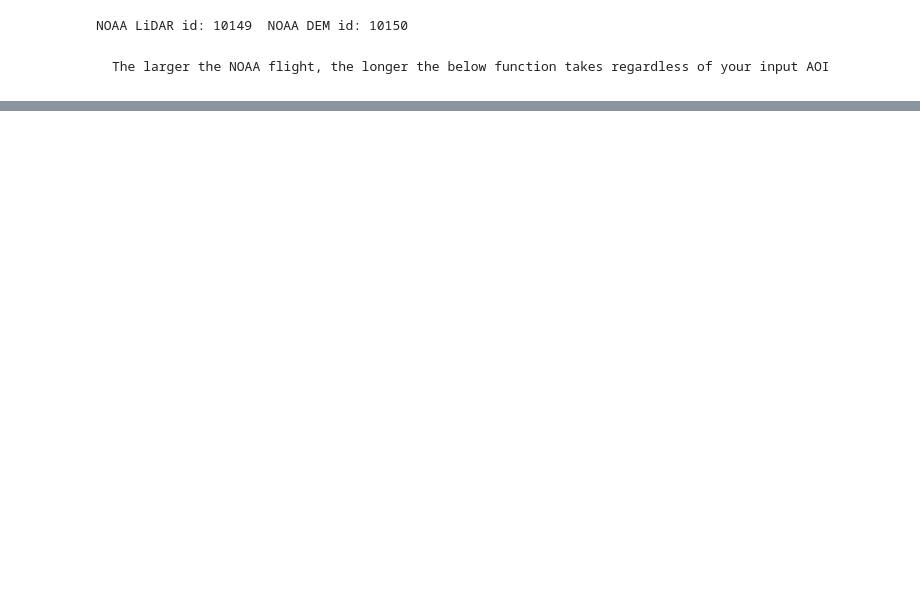
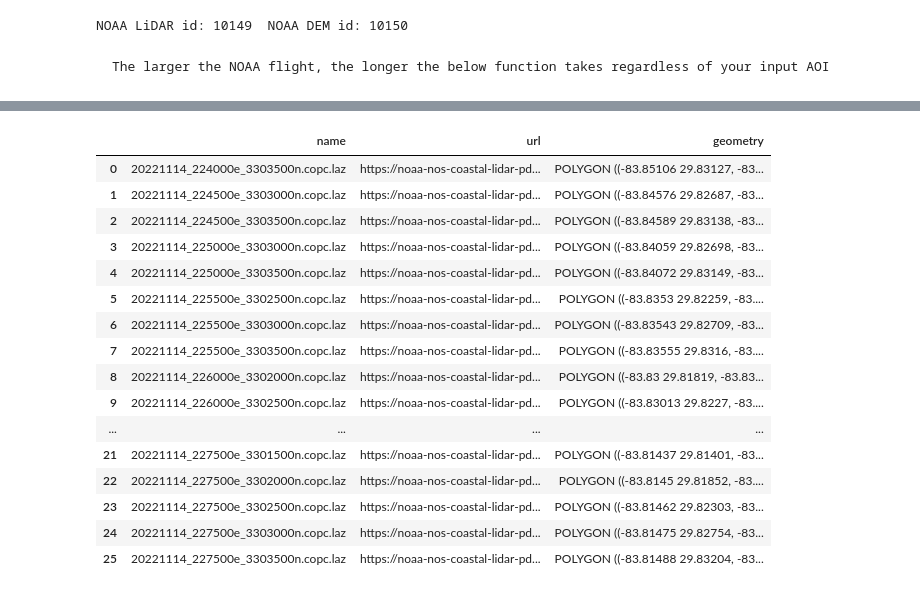
Before and after one commit to uw-cryo/coincident, a Jupyter notebook: docs/examples/vendor_dems.ipynb, the cells around one changed output, grey strips where cells are left out. Saved outputs shown, nothing was run; the diff lists cells and outputs as text; code cells hidden in the pictures; blank space fills up the shorter version.

Commit message:
finished als tile search and download

```diff
--- a/docs/examples/vendor_dems.ipynb
+++ b/docs/examples/vendor_dems.ipynb
@@ -428,0 +716,4 @@ Wall time: 2min 5s
+# %%
+%%time
+gf_noaa_lpc_tiles = coincident.io.download.fetch_noaa_lpc_tiles(aoi=mini_aoi,
+                                                                dataset_id=gf_noaa.id.item())
@@ -428,0 +723,20 @@ Wall time: 2min 5s
+# %%
+gf_noaa_lpc_tiles
+# %% [output]
+|  | name | url | geometry |
+| 0 | 20221114_224000e_3303500n.copc.laz | https://noaa-nos-coastal-lidar-pd... | POLYGON ((-83.85106 29.83127, -83... |
+| 1 | 20221114_224500e_3303000n.copc.laz | https://noaa-nos-coastal-lidar-pd... | POLYGON ((-83.84576 29.82687, -83... |
+| 2 | 20221114_224500e_3303500n.copc.laz | https://noaa-nos-coastal-lidar-pd... | POLYGON ((-83.84589 29.83138, -83... |
+| 3 | 20221114_225000e_3303000n.copc.laz | https://noaa-nos-coastal-lidar-pd... | POLYGON ((-83.84059 29.82698, -83... |
+| 4 | 20221114_225000e_3303500n.copc.laz | https://noaa-nos-coastal-lidar-pd... | POLYGON ((-83.84072 29.83149, -83... |
+| 5 | 20221114_225500e_3302500n.copc.laz | https://noaa-nos-coastal-lidar-pd... | POLYGON ((-83.8353 29.82259, -83.... |
+| 6 | 20221114_225500e_3303000n.copc.laz | https://noaa-nos-coastal-lidar-pd... | POLYGON ((-83.83543 29.82709, -83... |
+| 7 | 20221114_225500e_3303500n.copc.laz | https://noaa-nos-coastal-lidar-pd... | POLYGON ((-83.83555 29.8316, -83.... |
+| 8 | 20221114_226000e_3302000n.copc.laz | https://noaa-nos-coastal-lidar-pd... | POLYGON ((-83.83 29.81819, -83.83... |
+| 9 | 20221114_226000e_3302500n.copc.laz | https://noaa-nos-coastal-lidar-pd... | POLYGON ((-83.83013 29.8227, -83.... |
+| ... | ... | ... | ... |
+| 21 | 20221114_227500e_3301500n.copc.laz | https://noaa-nos-coastal-lidar-pd... | POLYGON ((-83.81437 29.81401, -83... |
+| 22 | 20221114_227500e_3302000n.copc.laz | https://noaa-nos-coastal-lidar-pd... | POLYGON ((-83.8145 29.81852, -83.... |
+| 23 | 20221114_227500e_3302500n.copc.laz | https://noaa-nos-coastal-lidar-pd... | POLYGON ((-83.81462 29.82303, -83... |
+| 24 | 20221114_227500e_3303000n.copc.laz | https://noaa-nos-coastal-lidar-pd... | POLYGON ((-83.81475 29.82754, -83... |
+| 25 | 20221114_227500e_3303500n.copc.laz | https://noaa-nos-coastal-lidar-pd... | POLYGON ((-83.81488 29.83204, -83... |
```
Also changed, not shown: parts of 58 cells of this notebook, 3 other files.
